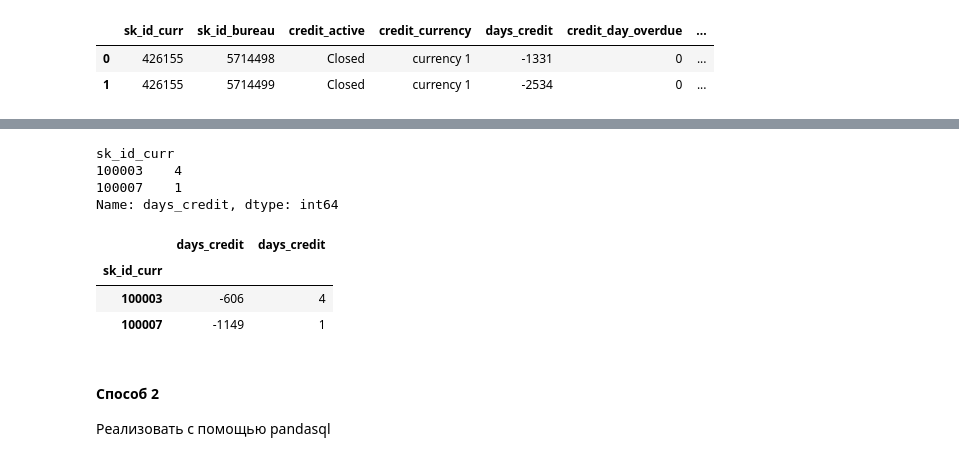
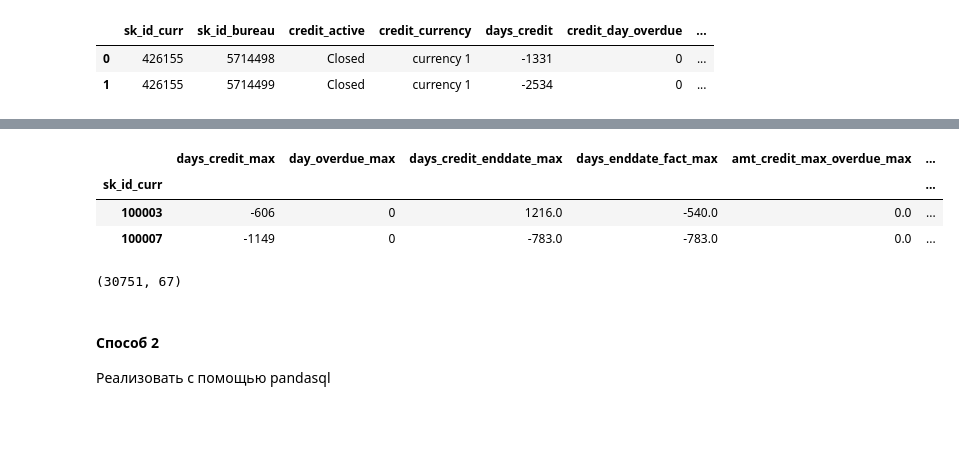
Before and after one commit to pugovka91/PythonDataAnalysis2023, a Jupyter notebook: Seminar_Pandas3_several_df_20230323.ipynb, the cells around one changed output, grey strips where cells are left out. Drawn from its saved outputs; the diff is of its cells as text; code cells hidden in the pictures; blank space fills up the shorter version.

```diff
--- a/Seminar_Pandas3_several_df_20230323.ipynb
+++ b/Seminar_Pandas3_several_df_20230323.ipynb
@@ -484,5 +484,17 @@ db.head(2)
 | 0 | 426155 | 5714498 | Closed | currency 1 | -1331 | 0 | ... |
 | 1 | 426155 | 5714499 | Closed | currency 1 | -2534 | 0 | ... |
 # %%
-db_days = db.groupby('sk_id_curr').days_credit.max()
-db_count = db.groupby('sk_id_curr').days_credit.count()
+db_days_credit = db.groupby('sk_id_curr')['days_credit'].max().rename('days_credit_max')
+db_credit_day_overdue = db.groupby('sk_id_curr')['credit_day_overdue'].max().rename('day_overdue_max')
+db_days_credit_enddate = db.groupby('sk_id_curr')['days_credit_enddate'].max().rename('days_credit_enddate_max')
+db_days_enddate_fact = db.groupby('sk_id_curr')['days_enddate_fact'].max().rename('days_enddate_fact_max')
+db_amt_credit_max_overdue = db.groupby('sk_id_curr')['amt_credit_max_overdue'].max().rename('amt_credit_max_overdue_max')
+
+db_amt_credit = db.groupby('sk_id_curr').amt_credit_sum.agg(['mean', 'max', 'sum', 'count'])\
+.rename(columns = {'mean':'amt_credit_mean', 'max':'amt_credit_max', 'sum':'amt_credit_sum', 'count':'amt_credit_cnt'})
+db_amt_credit_debt = db.groupby('sk_id_curr').amt_credit_sum_debt.agg(['max', 'sum'])\
+.rename(columns = {'max':'amt_credit_debt_max', 'sum':'amt_credit_debt_sum'})
+db_amt_credit_limit = db.groupby('sk_id_curr').amt_credit_sum_limit.agg(['max', 'sum'])\
+.rename(columns = {'max':'amt_credit_limit_max', 'sum':'amt_credit_limit_sum'})
+db_amt_credit_overdue = db.groupby('sk_id_curr').amt_credit_sum_overdue.agg(['max', 'sum'])\
+.rename(columns = {'max':'amt_credit_overdue_max', 'sum':'amt_credit_overdue_sum'})
@@ -489 +509,20 @@ db_count = db.groupby('sk_id_curr').days_credit.count()
+# %%
+db_amt_annuity = db.groupby('sk_id_curr').amt_annuity.agg(['max', 'sum'])\
+.rename(columns = {'max':'amt_annuity_max', 'sum':'amt_annuity_sum'})
+# %%
+db_agg_list = [
+    db_days_credit,
+    db_credit_day_overdue,
+    db_days_credit_enddate,
+    db_days_enddate_fact,
+    db_amt_credit_max_overdue,
+    db_amt_credit,
+    db_amt_credit_debt,
+    db_amt_credit_limit,
+    db_amt_credit_overdue,
+    db_credit_type,
+    db_amt_annuity
+]
+
+db_agg = pd.concat(db_agg_list, axis=1)
 # %%
@@ -496,15 +532,13 @@ Name: days_credit, dtype: int64
 # %%
-db_count.head(2)
+db_agg.head(2)
 # %% [output]
-sk_id_curr
-100003    4
-100007    1
-Name: days_credit, dtype: int64
+|  | days_credit_max | day_overdue_max | days_credit_enddate_max | days_enddate_fact_max | amt_credit_max_overdue_max | ... |
+| sk_id_curr |  |  |  |  |  | ... |
+| 100003 | -606 | 0 | 1216.0 | -540.0 | 0.0 | ... |
+| 100007 | -1149 | 0 | -783.0 | -783.0 | 0.0 | ... |
 # %%
-d_concat = pd.concat([db_days, db_count], axis=1)
-d_concat.head(2)
+df_with_bureau = df.join(db_agg, how = 'left')
-# %% [output]
-|  | days_credit | days_credit |
-| sk_id_curr |  |  |
-| 100003 | -606 | 4 |
-| 100007 | -1149 | 1 |
+# %%
+df_with_bureau.shape
+# %% [output]
+(30751, 67)
```
Also changed, not shown: parts of 3 cells of this notebook, 2 other files.
